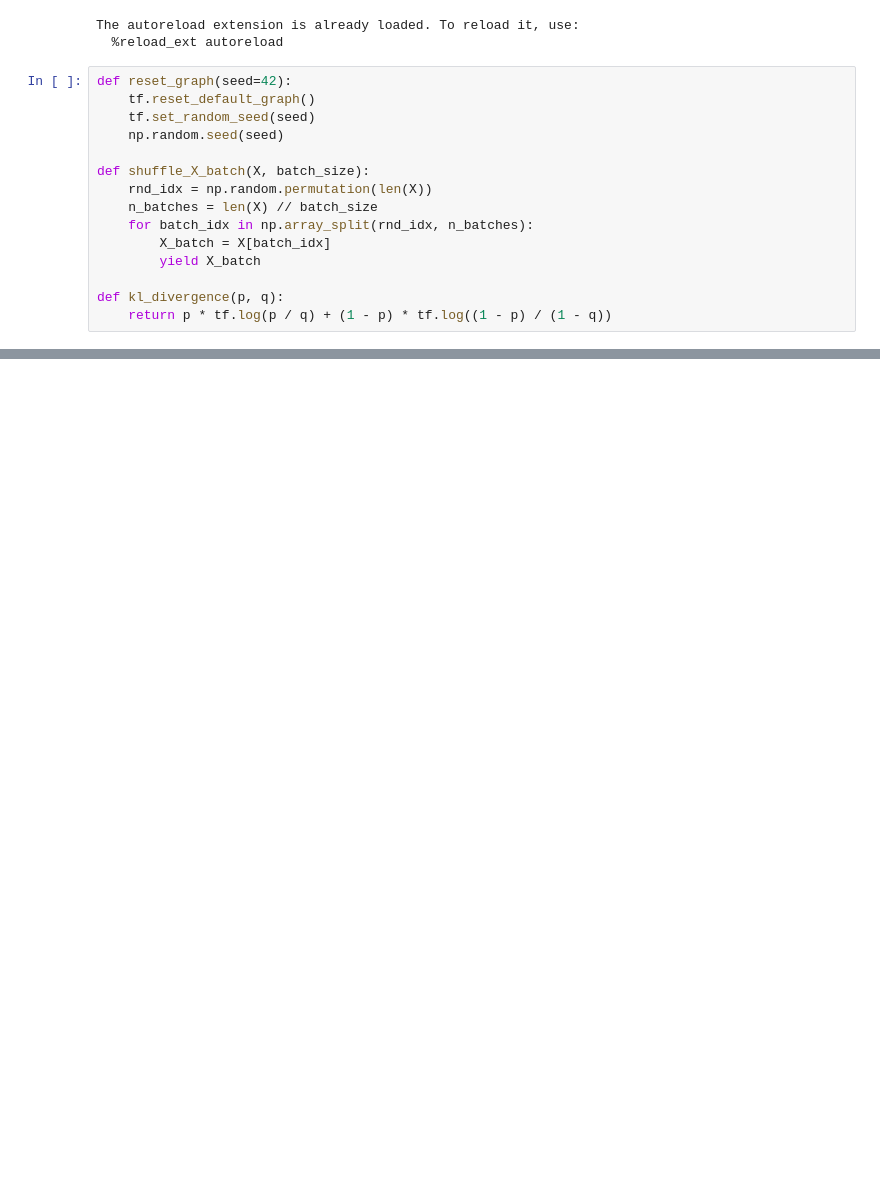
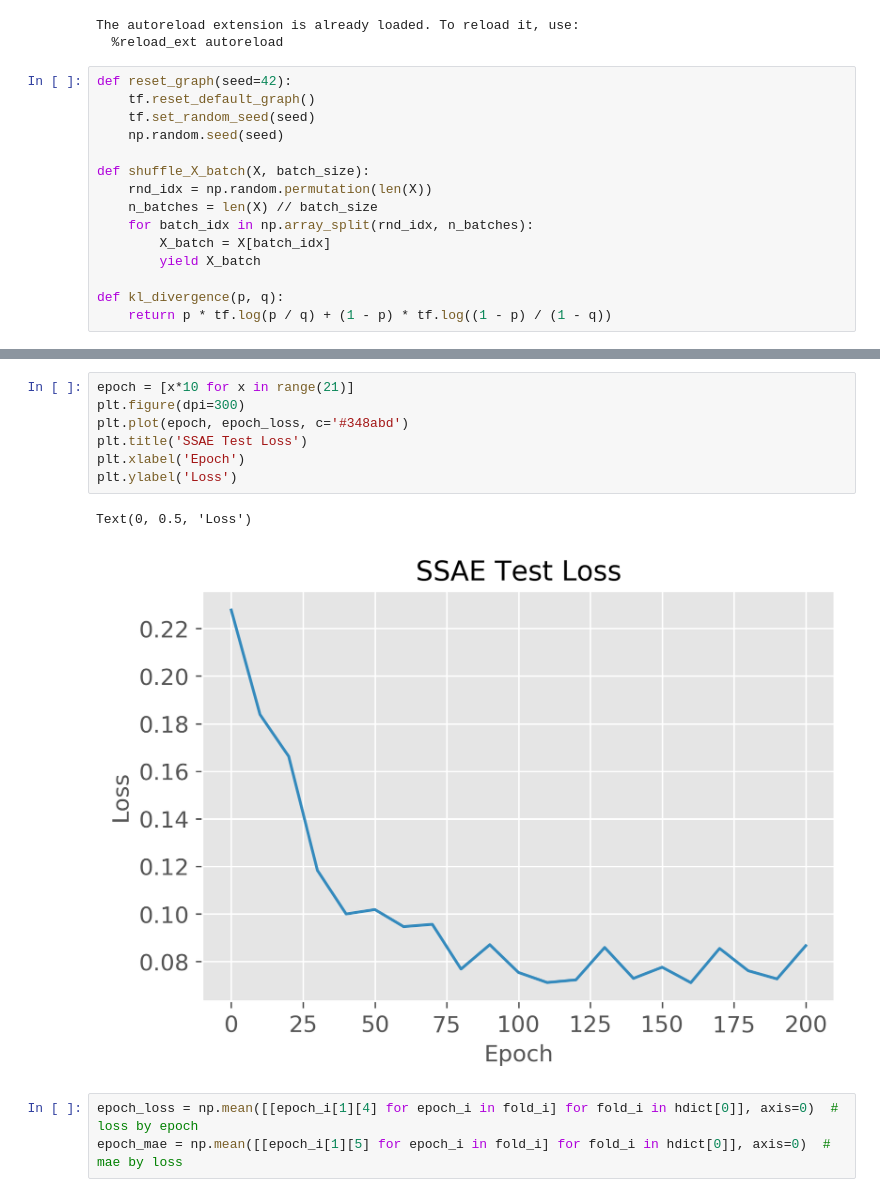
Before and after one commit to JuhongPark/prs, a Jupyter notebook: SSAE.ipynb, the cells around one changed output, grey strips where cells are left out. Saved outputs shown, nothing was run; the diff lists cells and outputs as text; blank space fills up the shorter version.

```diff
--- a/SSAE.ipynb
+++ b/SSAE.ipynb
@@ -353,0 +306,13 @@ plt.boxplot(code_0[y_test==0])
+# %%
+epoch = [x*10 for x in range(21)]
+plt.figure(dpi=300)
+plt.plot(epoch, epoch_loss, c='#348abd')
+plt.title('SSAE Test Loss')
+plt.xlabel('Epoch')
+plt.ylabel('Loss')
+# %% [output]
+Text(0, 0.5, 'Loss')
+[figure, added]
+# %%
+epoch_loss = np.mean([[epoch_i[1][4] for epoch_i in fold_i] for fold_i in hdict[0]], axis=0)  # loss by epoch
+epoch_mae = np.mean([[epoch_i[1][5] for epoch_i in fold_i] for fold_i in hdict[0]], axis=0)  # mae by loss
```
Also changed, not shown: parts of 92 cells of this notebook, 8 other files.
